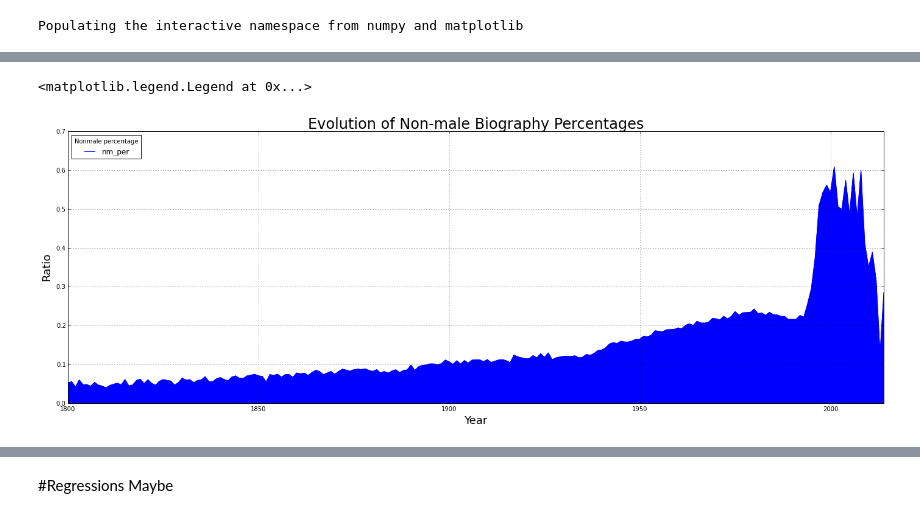
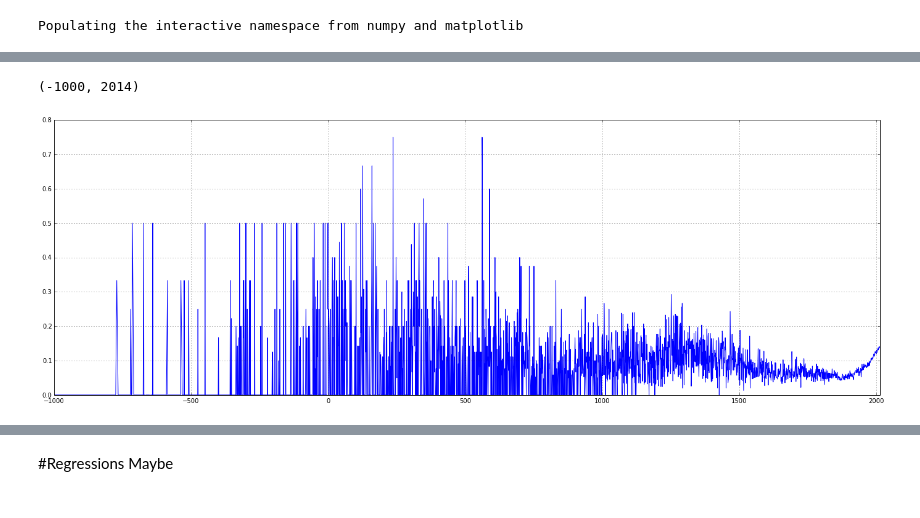
Before and after one commit to notconfusing/WIGI, a Jupyter notebook: gender-index-processing.ipynb, the cells around one changed output, grey strips where cells are left out. Cells and saved outputs as stored; diff of their text form; code cells hidden in the pictures.

```diff
--- a/gender-index-processing.ipynb
+++ b/gender-index-processing.ipynb
@@ -167,0 +200,3 @@ NameError: name 'yg' is not defined
+# %%
+latest_date = max(snap_dfs.keys())
+earliest_date = min(snap_dfs.keys())
@@ -188,9 +234,17 @@ nonmale['nm_per'] = (nonmale['nonmale'] ) / (nonmale['nonmale'] + nonmale['male'
-# %%
-plt = nonmale.ix[1800:]['nm_per'].plot(kind='area', figsize=(24,8) )
-plt.set_title('Evolution of Non-male Biography Percentages', size=24 )
-plt.set_xlabel('Year', size=18)
-plt.set_ylabel('Ratio', size=18)
-plt.legend(title='Nonmale percentage', loc=2)
-# %% [output]
-<matplotlib.legend.Legend at 0x...>
-[figure, removed]
+# %%
+nonmale_early = gender_indexes[earliest_date]['dod'].copy(deep=True)
+nonmale_late = gender_indexes[latest_date]['dod'].copy(deep=True)
+
+del nonmale_early['nan']
+nonmale_early['nonmale'] = nonmale_early.sum(axis=1) - nonmale_early['male']
+nonmale_early['nm_per'] = (nonmale_early['nonmale'] ) / (nonmale_early['nonmale'] + nonmale_early['male'])
+
+del nonmale_late['nan']
+nonmale_late['nonmale'] = nonmale_late.sum(axis=1) - nonmale_late['male']
+nonmale_late['nm_per'] = (nonmale_late['nonmale'] ) / (nonmale_late['nonmale'] + nonmale_late['male'])
+# %%
+plt = nonmale_early['nm_per'].plot(figsize(24,8), kind='line')
+plt.set_xlim((-1000,2014))
+# %% [output]
+(-1000, 2014)
+[figure, added]
```
Also changed, not shown: parts of 29 cells of this notebook, 9 other files.
